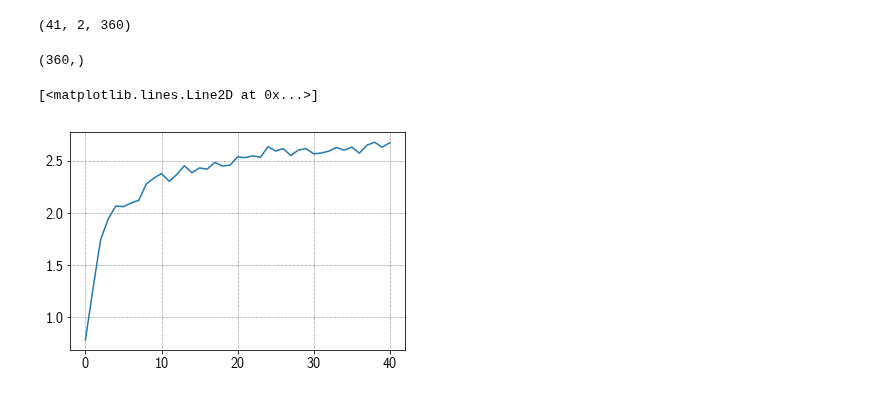
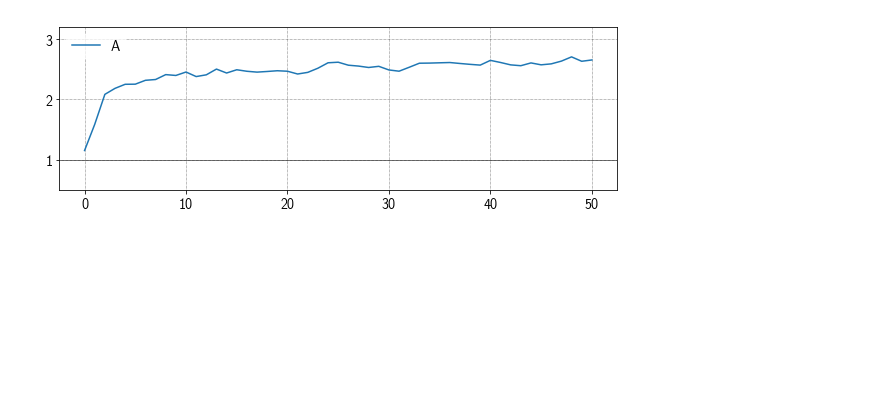
Before and after one commit to sagacitysite/pelenet, a Jupyter notebook: assemblies_thesis_v2.ipynb, the cells around one changed output. Saved outputs shown, nothing was run; the diff lists cells and outputs as text; code cells hidden in the pictures; blank space fills up the shorter version.

```diff
--- a/assemblies_thesis_v2.ipynb
+++ b/assemblies_thesis_v2.ipynb
@@ -26,8 +29,8 @@ from copy import deepcopy
 # Overwrite default parameters (pelenet/parameters/ and pelenet/experiments/random.py)
 parameters = {
     # Experiment
-    'seed': 2,  # Random seed
-    'trials': 40, #20,  # Number of trials
+    'seed': 9,  # Random seed
+    'trials': 50, #20,  # Number of trials
     'stepsPerTrial': 40, #40, #50,  # Number of simulation steps for every trial
     'isReset': True,  # Activate reset after every trial
     # Network
@@ -100,4 +113,5 @@ INFO:HST:  chip=0 cpu=0 halted, status=0x0
 # %%
 # Plot spike trains of the excitatory (red) and inhibitory (blue) neurons
-exp.net.plot.reservoirSpikeTrain(figsize=(12,6))
+rcParams['font.size'] = 18
+exp.net.plot.reservoirSpikeTrain(figsize=(10,5), fr=0, to=500)
 # %% [output]
@@ -162,9 +166,0 @@ inputs = utils.getInputLetterList(exp.net.inputTrials)
-# %%
-supportMasks = utils.getSupportMasksForAllTrials(exp.net.initialWeights.exex, exp.net.trainedWeightsExex)
-supportMasks.shape
-# %% [output]
-(41, 2, 360)
-# %%
-np.array(supportMasks)[0][1].shape
-# %% [output]
-(360,)
@@ -173,19 +167,23 @@ supportShare = np.array([ np.sum(supportMasks[i], axis=1) for i in range(exp.p.t
 # %%
 cluster_mean = []
 all_mean = []
 
 cluster_mean.append(np.mean(exp.net.initialWeights.exex[:40,:40]))
 all_mean.append(np.mean(exp.net.initialWeights.exex))
 
 for i in range(exp.p.trials):
     cluster_mean.append(np.mean(exp.net.trainedWeightsExex[i][:40,:40]))
     all_mean.append(np.mean(exp.net.trainedWeightsExex[i]))
 
 cluster_mean = np.array(cluster_mean)
 all_mean = np.array(all_mean)
 
 x = cluster_mean/all_mean
-plt.plot(x)
+plt.figure(figsize=(10,3))
+plt.axhline(y=1, color='black', linewidth=0.5)
+plt.plot(x, label='A')
+plt.ylim((0.5, np.max(x)+0.5))
+plt.legend()
+pl = plt.show()
 # %% [output]
-[<matplotlib.lines.Line2D at 0x...>]
-[figure, old version]
+[figure, new version]
```
Also changed, not shown: parts of 29 cells of this notebook, 4 other files.
